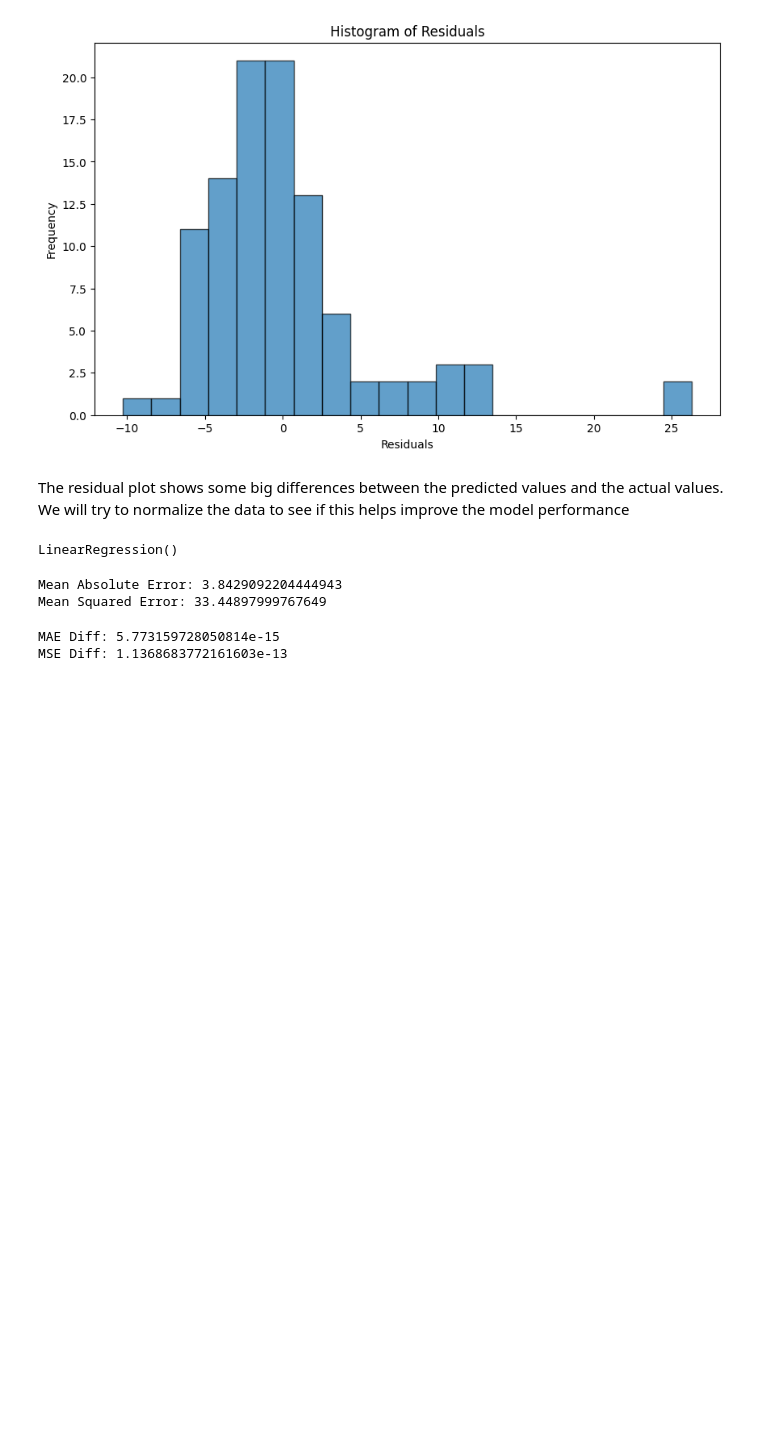
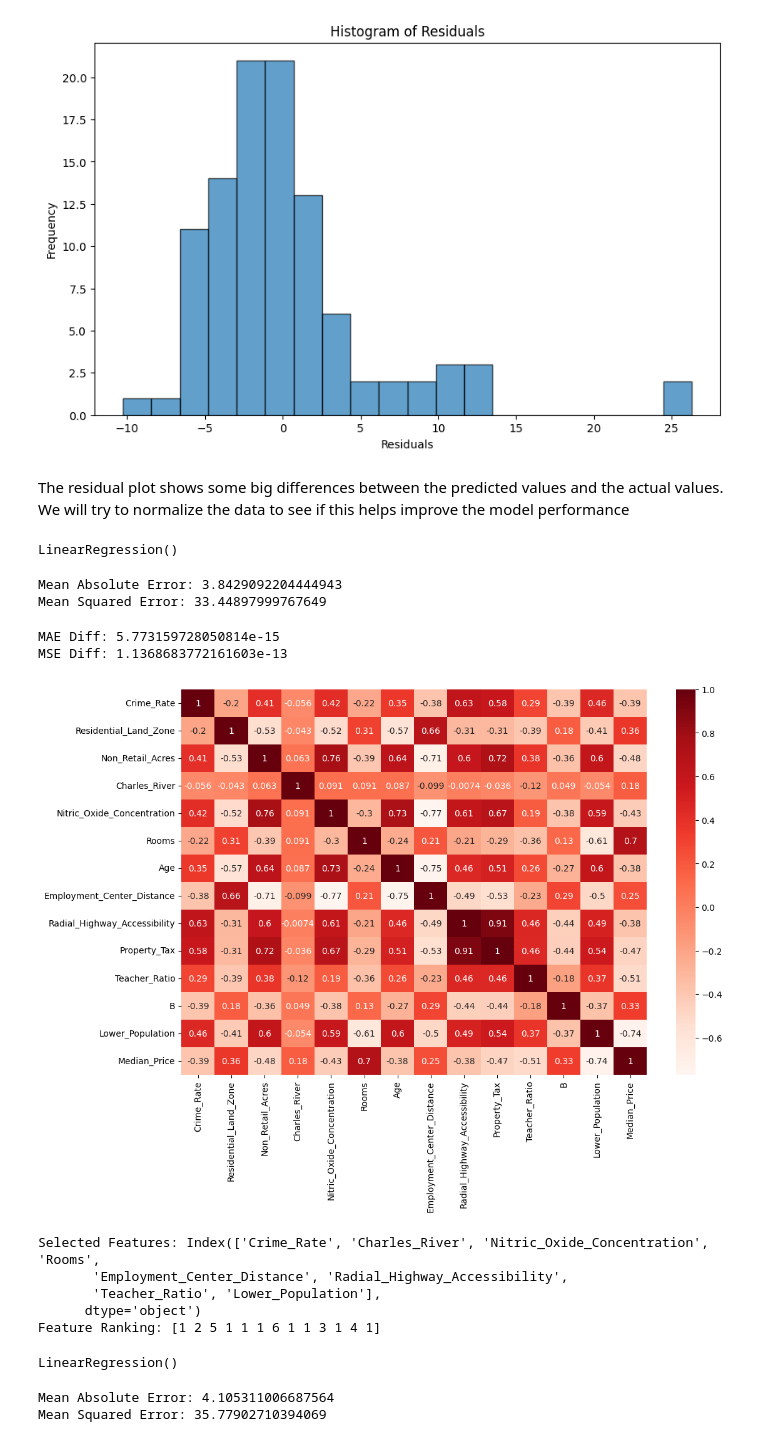
Before and after one commit to dm0275/machine-learning, a Jupyter notebook: kaggle/house-prices/BostonHousePrices/boston_house_prices.ipynb, the cells around one changed output. Cells and saved outputs as stored; diff of their text form; code cells hidden in the pictures; blank space fills up the shorter version.

Commit message:
Updated boston house prices model

```diff
--- a/kaggle/house-prices/BostonHousePrices/boston_house_prices.ipynb
+++ b/kaggle/house-prices/BostonHousePrices/boston_house_prices.ipynb
@@ -194,3 +194,53 @@ print(f"MSE Diff: {mse_diff}")
 # %% [output]
 MAE Diff: 5.773159728050814e-15
 MSE Diff: 1.1368683772161603e-13
+# %%
+import seaborn as sns
+import matplotlib.pyplot as plt
+
+# Assuming df is your dataframe with features and target
+correlation_matrix = df.corr()
+plt.figure(figsize=(12, 8))
+sns.heatmap(correlation_matrix, annot=True, cmap=plt.cm.Reds)
+plt.show()
+# %% [output]
+[figure, added]
+# %%
+from sklearn.feature_selection import RFE
+from sklearn.linear_model import LinearRegression
+
+model2 = LinearRegression()
+# Recursive Feature Elimination
+rfe = RFE(model2, n_features_to_select=8)
+rfe.fit(X_train, y_train)
+
+selected_features = X.columns[rfe.support_]
+print(f'Selected Features: {selected_features}')
+
+feature_ranking = rfe.ranking_
+print(f'Feature Ranking: {feature_ranking}')
+# %% [output]
+Selected Features: Index(['Crime_Rate', 'Charles_River', 'Nitric_Oxide_Concentration', 'Rooms',
+       'Employment_Center_Distance', 'Radial_Highway_Accessibility',
+       'Teacher_Ratio', 'Lower_Population'],
+      dtype='object')
+Feature Ranking: [1 2 5 1 1 1 6 1 1 3 1 4 1]
+# %%
+X_updated = X_train[selected_features]
+
+model2.fit(X_updated, y_train)
+# %% [output]
+LinearRegression()
+# %%
+X_test_updated = X_test[selected_features]
+y_pred3 = model2.predict(X_test_updated)
+
+# Calculate performance metrics
+mae3 = mean_absolute_error(y_test, y_pred3)
+mse3 = mean_squared_error(y_test, y_pred3)
+
+print(f"Mean Absolute Error: {mae3}")
+print(f"Mean Squared Error: {mse3}")
+# %% [output]
+Mean Absolute Error: 4.105311006687564
+Mean Squared Error: 35.77902710394069
```
Also changed, not shown: parts of 5 cells of this notebook.
